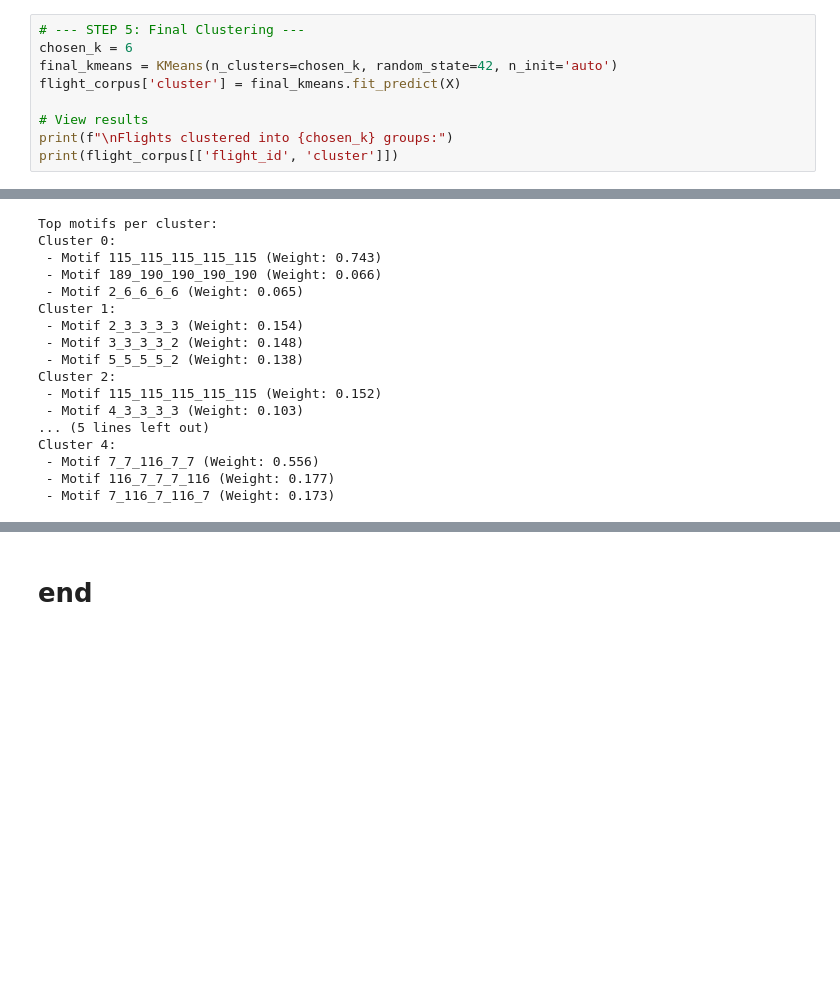
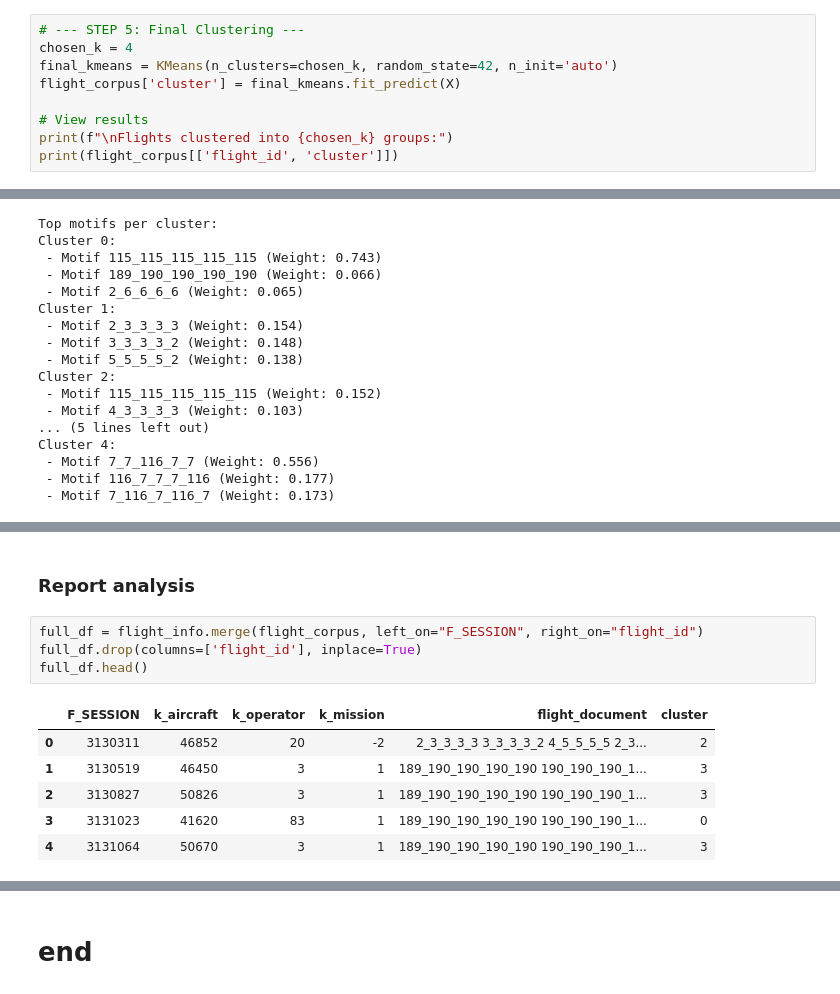
Before and after one commit to picqflorian/PIE-Airbus-Helicopter, a Jupyter notebook: motif.ipynb, the cells around one changed output, grey strips where cells are left out. Saved outputs shown, nothing was run; the diff lists cells and outputs as text; blank space fills up the shorter version.

Commit message:
Added report result comparison tables

```diff
--- a/motif.ipynb
+++ b/motif.ipynb
@@ -785,7 +784,7 @@ plt.show()
 [figure]
 # %%
 # --- STEP 5: Final Clustering ---
-chosen_k = 6
+chosen_k = 4
 final_kmeans = KMeans(n_clusters=chosen_k, random_state=42, n_init='auto')
 flight_corpus['cluster'] = final_kmeans.fit_predict(X)
 
@@ -939,0 +875,13 @@ print(df)
+# %% [markdown]
+### Report analysis
+# %%
+full_df = flight_info.merge(flight_corpus, left_on="F_SESSION", right_on="flight_id")
+full_df.drop(columns=['flight_id'], inplace=True)
+full_df.head()
+# %% [output]
+|  | F_SESSION | k_aircraft | k_operator | k_mission | flight_document | cluster |
+| 0 | 3130311 | 46852 | 20 | -2 | 2_3_3_3_3 3_3_3_3_2 4_5_5_5_5 2_3... | 2 |
+| 1 | 3130519 | 46450 | 3 | 1 | 189_190_190_190_190 190_190_190_1... | 3 |
+| 2 | 3130827 | 50826 | 3 | 1 | 189_190_190_190_190 190_190_190_1... | 3 |
+| 3 | 3131023 | 41620 | 83 | 1 | 189_190_190_190_190 190_190_190_1... | 0 |
+| 4 | 3131064 | 50670 | 3 | 1 | 189_190_190_190_190 190_190_190_1... | 3 |
```
Also changed, not shown: parts of 9 cells of this notebook, 1 other file.
